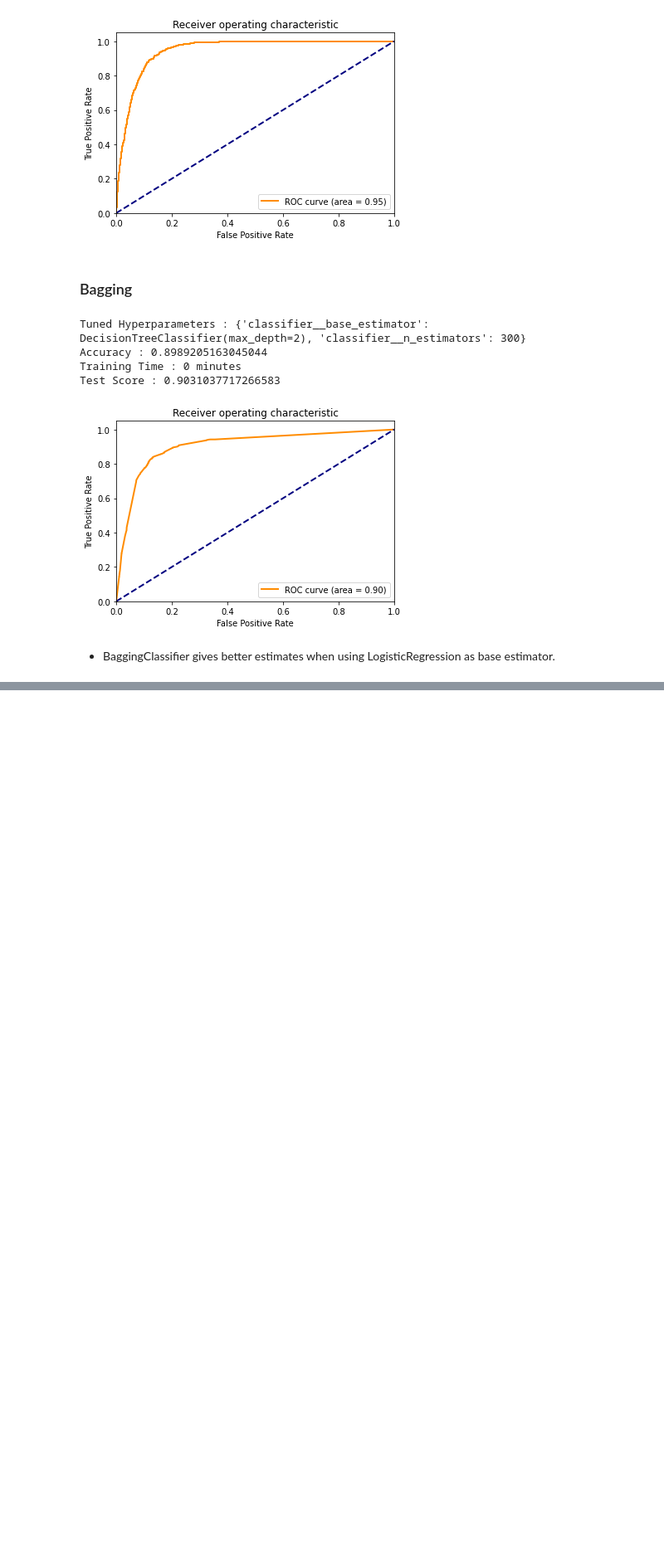
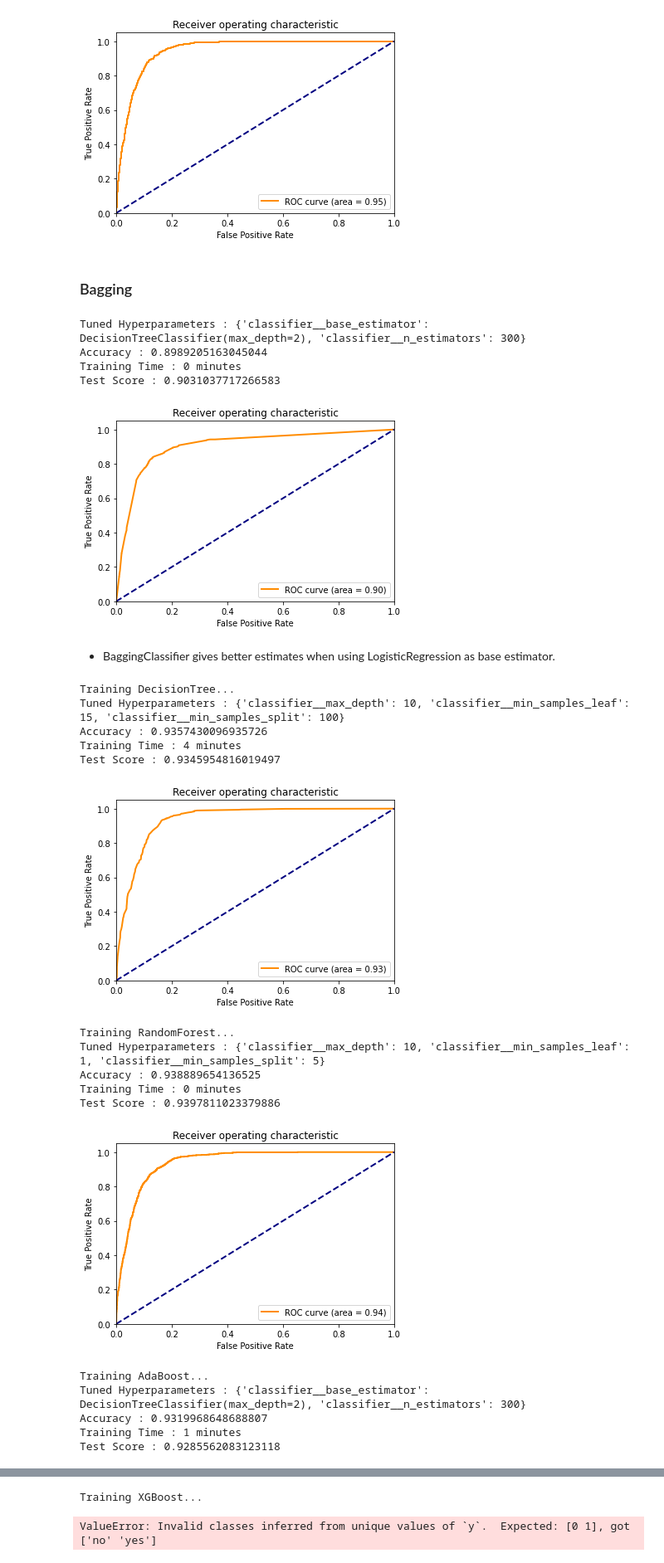
Before and after one commit to gitkym/uvs_bank_marketing_project, a Jupyter notebook: decision_trees.ipynb, the cells around one changed output, grey strips where cells are left out. Shown at 83% size. Drawn from its saved outputs; the diff is of its cells as text; code cells hidden in the pictures; blank space fills up the shorter version.

```diff
--- a/decision_trees.ipynb
+++ b/decision_trees.ipynb
@@ -243,3 +243,63 @@ Test Score : 0.9031037717266583
 [figure]
 # %% [markdown]
 - BaggingClassifier gives better estimates when using LogisticRegression as base estimator.
+# %%
+import param_grids as param_grids
+random_state = 42
+folds = 5
+
+models = {
+    'DecisionTree': DecisionTreeClassifier(random_state=random_state),
+    'RandomForest': RandomForestClassifier(random_state=random_state),
+    'AdaBoost': AdaBoostClassifier(random_state=random_state),
+    'XGBoost': XGBClassifier(random_state=random_state),
+    'BaggingClassifier': BaggingClassifier(random_state=random_state)
+}
+
+parameters = {
+    'DecisionTree': param_grids.param_dt,
+    'RandomForest': param_grids.param_rf,
+    'AdaBoost': param_grids.param_ada,
+    'XGBoost': param_grids.param_xgb,
+    'BaggingClassifier': param_grids.param_bag
+}
+
+results = []
+df = df_orig.copy()
+for model_name, model in models.items():
+    print(f"Training {model_name}...")
+    if model_name == 'XGBoost':
+        df['y'] = df['y'].map({'no': 0, 'yes': 1})
+    clf_grid, time, test_score = make_model_nl(df, model, parameters[model_name], test_size=0.2, folds=folds)
+
+    # Save the model to disk
+    pickle.dump(clf_grid, open(f'trained_models/tuned_{model_name}.pkl', 'wb'))
+
+    results.append({
+        'Model': model_name,
+        'Training Time (min)': time,
+        'Test Score': test_score,
+        'Best Hyperparameters': clf_grid.best_params_
+    })
+
+# Convert results to a pandas DataFrame and display the table
+results_df = pd.DataFrame(results)
+display(results_df)
+# %% [output]
+Training DecisionTree...
+Tuned Hyperparameters : {'classifier__max_depth': 10, 'classifier__min_samples_leaf': 15, 'classifier__min_samples_split': 100}
+Accuracy : 0.9357430096935726
+Training Time : 4 minutes
+Test Score : 0.9345954816019497
+[figure, added]
+Training RandomForest...
+Tuned Hyperparameters : {'classifier__max_depth': 10, 'classifier__min_samples_leaf': 1, 'classifier__min_samples_split': 5}
+Accuracy : 0.938889654136525
+Training Time : 0 minutes
+Test Score : 0.9397811023379886
+[figure, added]
+Training AdaBoost...
+Tuned Hyperparameters : {'classifier__base_estimator': DecisionTreeClassifier(max_depth=2), 'classifier__n_estimators': 300}
+Accuracy : 0.9319968648688807
+Training Time : 1 minutes
+Test Score : 0.9285562083123118
@@ -245,0 +307,2 @@ Test Score : 0.9031037717266583
+Training XGBoost...
+ValueError: Invalid classes inferred from unique values of `y`.  Expected: [0 1], got ['no' 'yes']
```
Also changed, not shown: parts of 1 cell of this notebook, 3 other files.
